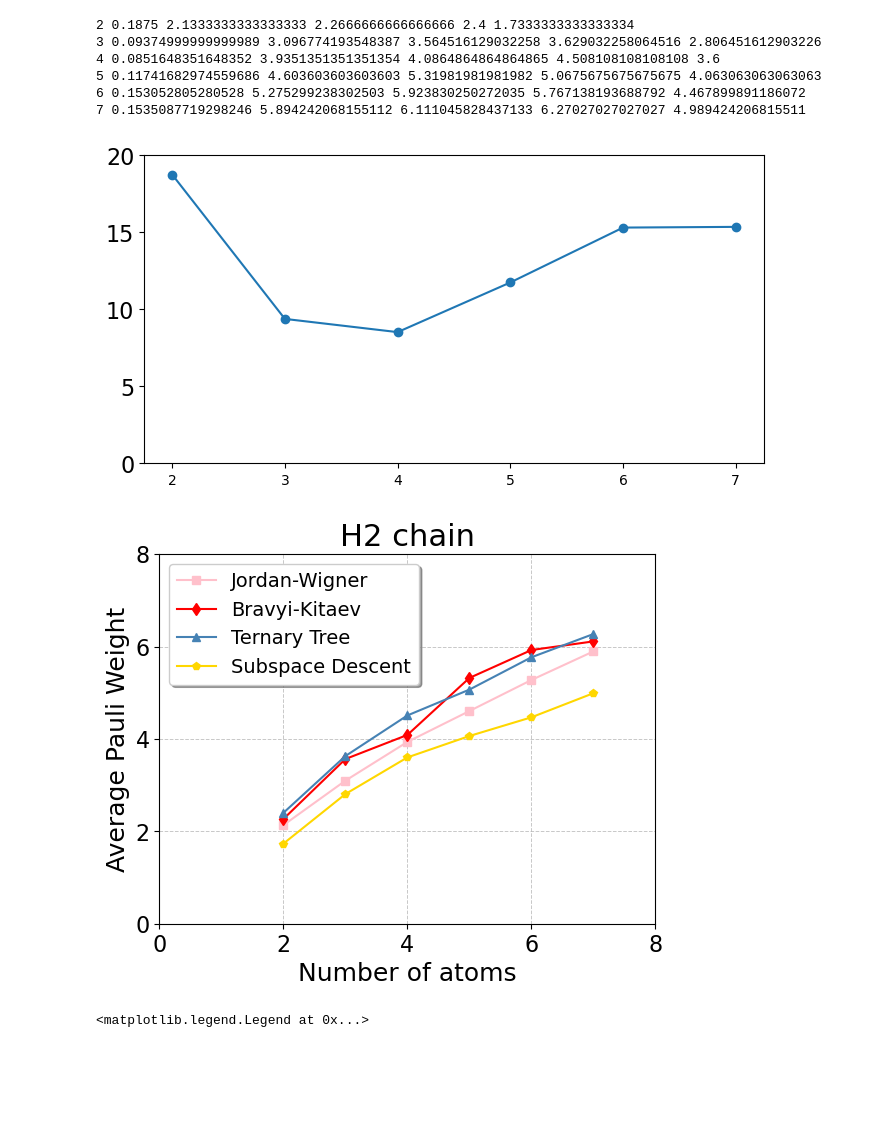
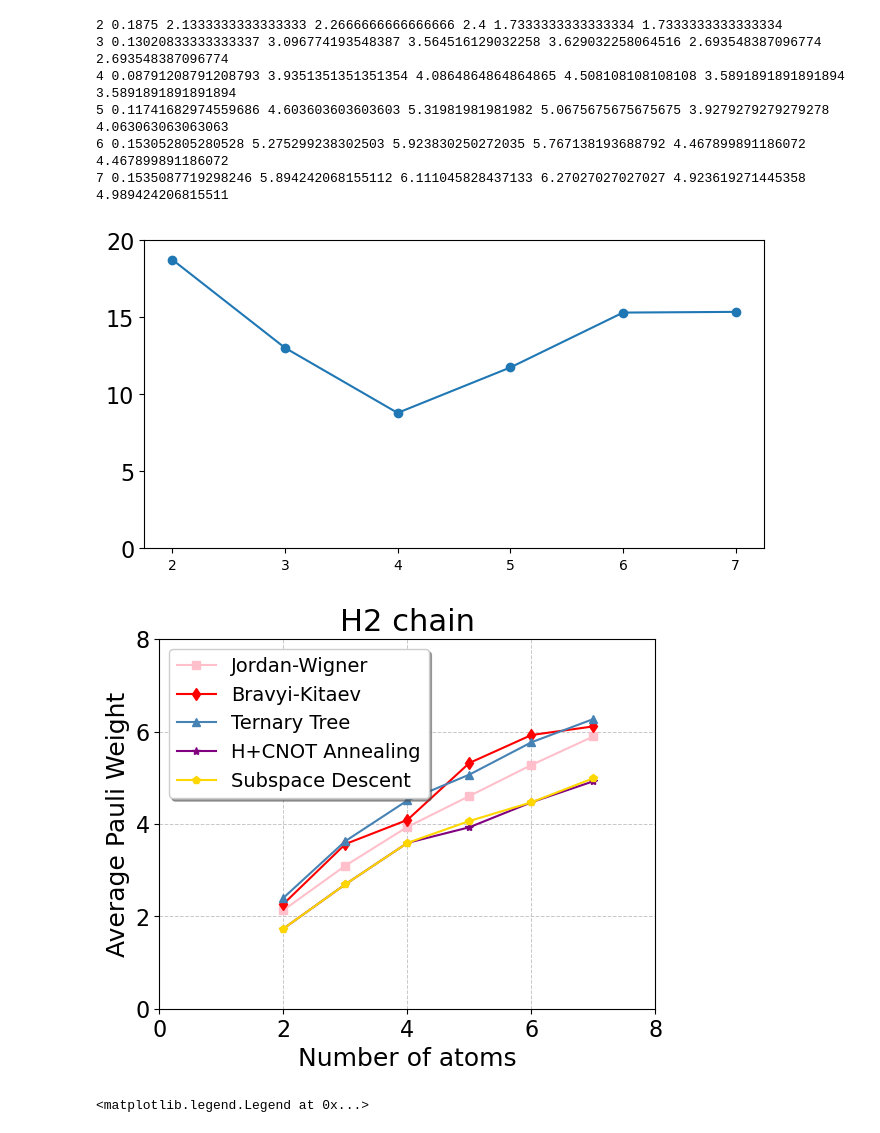
Before and after one commit to Genz17/F2Q, a Jupyter notebook: test.ipynb, the cells around one changed output. Drawn from its saved outputs; the diff is of its cells as text; code cells hidden in the pictures; blank space fills up the shorter version.

```diff
--- a/test.ipynb
+++ b/test.ipynb
@@ -128,7 +256,8 @@ plt.savefig("ata1D.pdf",bbox_inches='tight')
 # seed: 1234
 # 6 to 10: 6 - 3 H + S
 
-# 4: 6 - 5
+# 3: 6 - 3 BK
+# 4: 8 - 4
 # 5:
 # 6: 6 - 3
 # 7: 6 - 3
@@ -150,16 +279,18 @@ tt= [np.float64(2.9655172413793105), np.float64(3.736842105263158), np.float64(4
      np.float64(4.987267384916748),
      ]
 
-op= [np.float64(1.9310344827586208), np.float64(2.3947368421052633),
-     np.float64(2.668965517241379),
-     np.float64(2.8813559322033897),
-     np.float64(3.5386819484240686),
-     np.float64(4.051652892561983),
-     np.float64(4.187207488299532),
-     np.float64(4.423170731707317),
-     np.float64(4.542605288932419),
+op= [np.float64(1.9310344827586208), np.float64(2.3684210526315788),
+     np.float64(2.6482758620689655),
+     np.float64(2.8728813559322033),
+     np.float64(3.0659025787965617),
+     np.float64(3.62396694214876),
+     np.float64(4.053042121684867),
+     np.float64(4.409756097560976),
+     np.float64(4.539666993143976),
      ]
 
+an = [56/29, 180/76, 398/145, 681/236, 1217/349]
+print(an)
 
 im = []
 for i,o in enumerate(op):
@@ -174,6 +305,7 @@ plt.plot(range(2,2+len(jw)), jw, '-s', label='Jordan-Wigner', c='pink')
 plt.plot(range(2,2+len(bk)), bk, '-d', label='Bravyi-Kitaev', c='red')
 plt.plot(range(2,2+len(tt)), tt, '-^', label='Ternary Tree',c='steelblue')
 plt.plot(range(2,2+len(op)), op, '-p', label='Subspace Descent',c='gold')
+plt.plot(range(2,2+len(an)), an, '--', label='H+CNOT Annealing',c='purple')
 plt.xlabel("Grid Side Length", fontsize=18)
 plt.ylabel("Average Pauli Weight", fontsize=18)
 plt.yticks([2,4,6,8],[2,4,6,8],fontsize=16)
@@ -199,47 +332,51 @@ plt.savefig("Hubbard2D.pdf",bbox_inches='tight')
 
 # seed 1234
 # 2:
-# 3: 6 - 6
+# 3: 4 - 6, BK
+# 4: 8 - 4, BK
 # 4-7: 8 - 4
 
 import matplotlib.pyplot as plt
 import numpy as np
 
 jw= [np.float64(2.1333333333333333), np.float64(3.096774193548387), np.float64(3.9351351351351354), np.float64(4.603603603603603), np.float64(5.275299238302503), np.float64(5.894242068155112)]
 bk= [np.float64(2.2666666666666666), np.float64(3.564516129032258), np.float64(4.0864864864864865), np.float64(5.31981981981982), np.float64(5.923830250272035), np.float64(6.111045828437133)]
 tt= [np.float64(2.4), np.float64(3.629032258064516), np.float64(4.508108108108108), np.float64(5.0675675675675675), np.float64(5.767138193688792), np.float64(6.27027027027027)]
-op= [np.float64(1.7333333333333334), np.float64(2.806451612903226), np.float64(3.5891891891891894), np.float64(4.063063063063063), np.float64(4.467899891186072), np.float64(4.989424206815511)]
+op= [np.float64(1.7333333333333334), np.float64(2.693548387096774), np.float64(3.5891891891891894), np.float64(4.063063063063063), np.float64(4.467899891186072), np.float64(4.989424206815511)]
+
+an = [1.7333333333333334, 2.693548387096774, 3.5891891891891894, 3.9279279279279278, 4.467899891186072, 4.923619271445358]
 
 im = []
 for i,o in enumerate(op):
     im.append(1 - o / min([jw[i],bk[i],tt[i]]),)
-    print(i+2,1 - o / min([jw[i],bk[i],tt[i]]),jw[i],bk[i],tt[i],o)
+    print(i+2,1 - o / min([jw[i],bk[i],tt[i]]),jw[i],bk[i],tt[i],an[i],o)
 plt.figure(figsize=(8,4))
 plt.plot(range(2, 2+len(im)),im,'-o')
 plt.yticks([0,0.05,0.1,0.15,0.2],[0,5,10,15,20],fontsize=16)
 
 plt.figure()
 plt.plot(range(2,2+len(jw)), jw, '-s', label='Jordan-Wigner', c='pink')
 plt.plot(range(2,2+len(bk)), bk, '-d', label='Bravyi-Kitaev', c='red')
 plt.plot(range(2,2+len(tt)), tt, '-^', label='Ternary Tree',c='steelblue')
+plt.plot(range(2,2+len(an)), an, '-*', label='H+CNOT Annealing',c='purple')
 plt.plot(range(2,2+len(op)), op, '-p', label='Subspace Descent',c='gold')
 plt.xlabel("Number of atoms", fontsize=18)
 plt.ylabel("Average Pauli Weight", fontsize=18)
 plt.yticks([0,2,4,6,8],[0,2,4,6,8],fontsize=16)
 plt.xticks([0,2,4,6,8],[0,2,4,6,8],fontsize=16)
 plt.grid(True, linestyle='--', linewidth=0.7, alpha=0.7)
 plt.title("H2 chain",fontsize=22)
 plt.legend(frameon=True, fancybox=True, shadow=True, fontsize=14, loc='upper left')
 plt.savefig("H2chain.pdf",bbox_inches='tight')
 # %% [output]
-2 0.1875 2.1333333333333333 2.2666666666666666 2.4 1.7333333333333334
-3 0.09374999999999989 3.096774193548387 3.564516129032258 3.629032258064516 2.806451612903226
-4 0.0851648351648352 3.9351351351351354 4.0864864864864865 4.508108108108108 3.6
-5 0.11741682974559686 4.603603603603603 5.31981981981982 5.0675675675675675 4.063063063063063
-6 0.153052805280528 5.275299238302503 5.923830250272035 5.767138193688792 4.467899891186072
-7 0.1535087719298246 5.894242068155112 6.111045828437133 6.27027027027027 4.989424206815511
+2 0.1875 2.1333333333333333 2.2666666666666666 2.4 1.7333333333333334 1.7333333333333334
+3 0.13020833333333337 3.096774193548387 3.564516129032258 3.629032258064516 2.693548387096774 2.693548387096774
+4 0.08791208791208793 3.9351351351351354 4.0864864864864865 4.508108108108108 3.5891891891891894 3.5891891891891894
+5 0.11741682974559686 4.603603603603603 5.31981981981982 5.0675675675675675 3.9279279279279278 4.063063063063063
+6 0.153052805280528 5.275299238302503 5.923830250272035 5.767138193688792 4.467899891186072 4.467899891186072
+7 0.1535087719298246 5.894242068155112 6.111045828437133 6.27027027027027 4.923619271445358 4.989424206815511
-[figure, old version]
+[figure, new version]
-[figure, old version]
+[figure, new version]
 # %%
 # molecule: 6 - 4
 # %%
```
Also changed, not shown: parts of 5 cells of this notebook, 9 other files.
